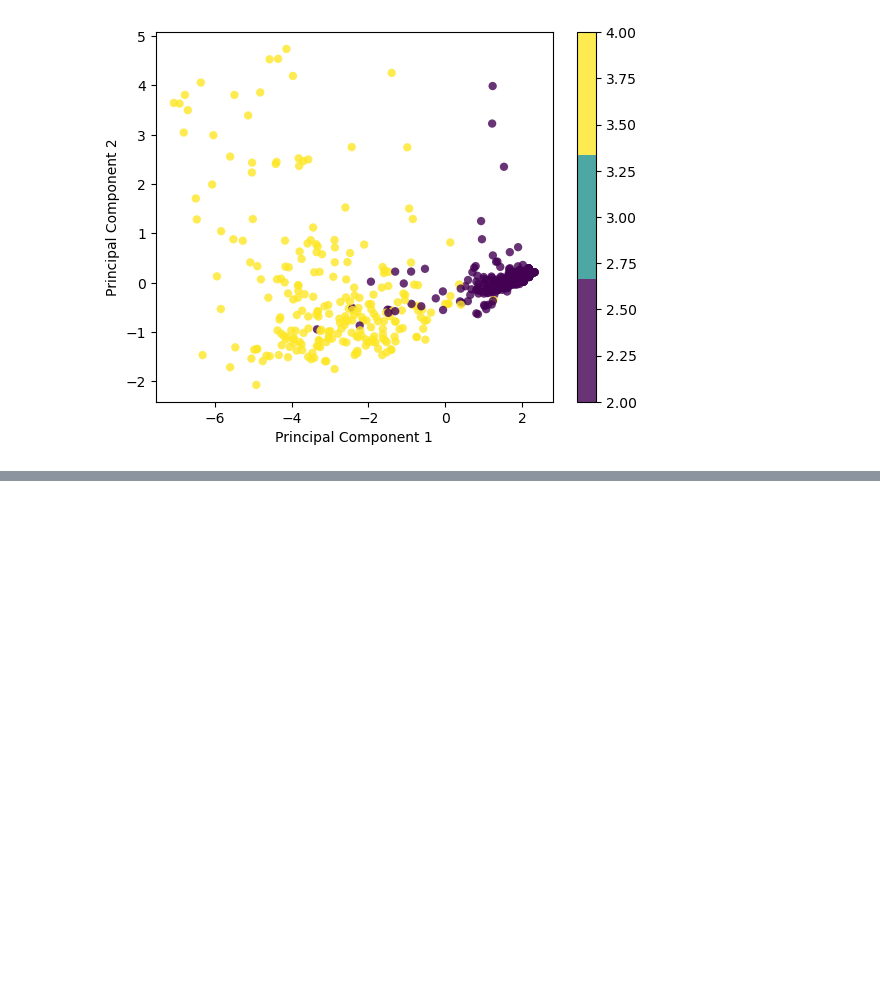
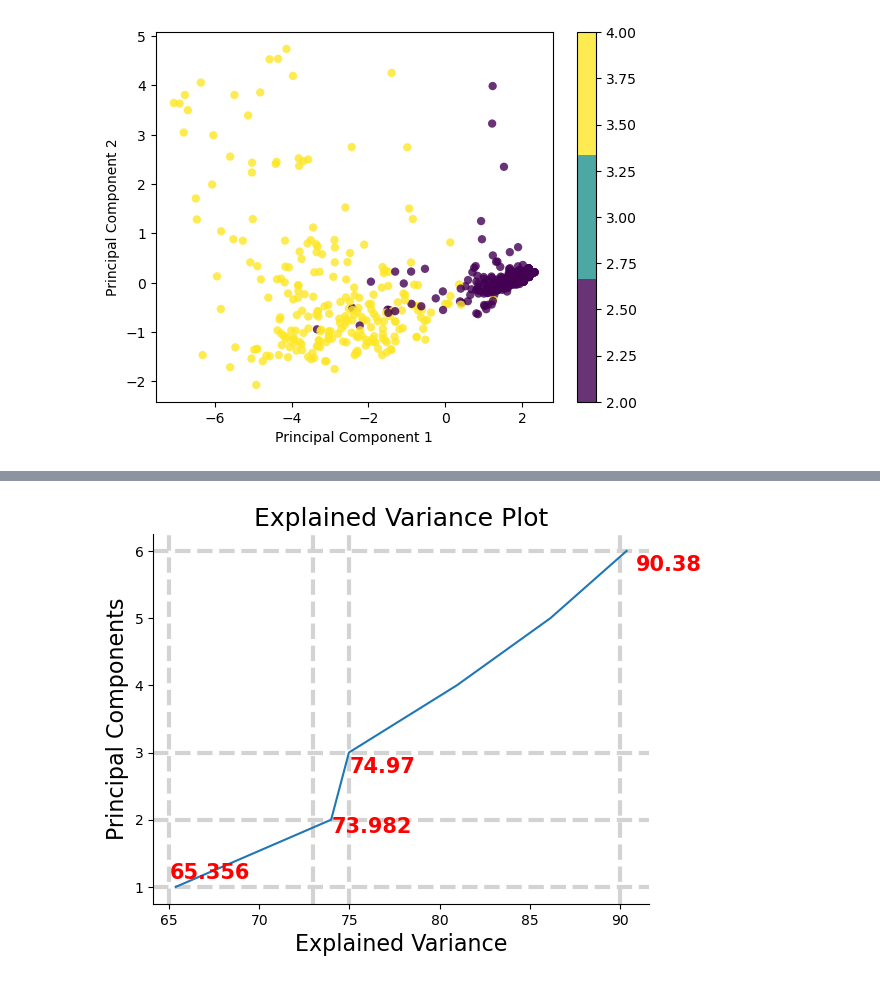
Before and after one commit to RossErskine/PCA-and-K-means-clustering-on-the-Breast-Cancer-Wisconsin-data-set, a Jupyter notebook: Principle component analysis.ipynb, the cells around one changed output, grey strips where cells are left out. Drawn from its saved outputs; the diff is of its cells as text; code cells hidden in the pictures; blank space fills up the shorter version.

```diff
--- a/Principle component analysis.ipynb
+++ b/Principle component analysis.ipynb
@@ -81,0 +137,26 @@ plt.show()
+# %%
+sns.lineplot(x=explained_variance,  y=range(1,len(explained_variance)+1))
+
+plt.gca().spines['top'].set_visible(False)
+plt.gca().spines['right'].set_visible(False)
+
+plt.axhline(1, linestyle='--', lw=3, zorder=1, color='lightgray')
+plt.axhline(2, linestyle='--', lw=3, zorder=1, color='lightgray')
+plt.axhline(3, linestyle='--', lw=3, zorder=1, color='lightgray')
+plt.axhline(6, linestyle='--', lw=3, zorder=1, color='lightgray')
+plt.axvline(65, linestyle='--', lw=3, zorder=1, color='lightgray')
+plt.axvline(73, linestyle='--', lw=3, zorder=1, color='lightgray')
+plt.axvline(75, linestyle='--', lw=3, zorder=1, color='lightgray')
+plt.axvline(90, linestyle='--', lw=3, zorder=1, color='lightgray')
+
+plt.annotate(f'65.356', (65, 1.12), fontsize=15, fontweight='bold', color='red')
+plt.annotate(f'73.982', (74, 1.8), fontsize=15, fontweight='bold', color='red')
+plt.annotate(f'74.97', (75, 2.7), fontsize=15,  fontweight='bold', color='red')
+plt.annotate(f'90.38', (90.9, 5.7), fontsize=15, fontweight='bold', color='red')
+
+plt.title('Explained Variance Plot', fontsize=18)
+plt.xlabel('Explained Variance', fontsize=16)
+plt.ylabel('Principal Components',fontsize=16)
+plt.show()
+# %% [output]
+[figure, added]
```
Also changed, not shown: parts of 10 cells of this notebook.
